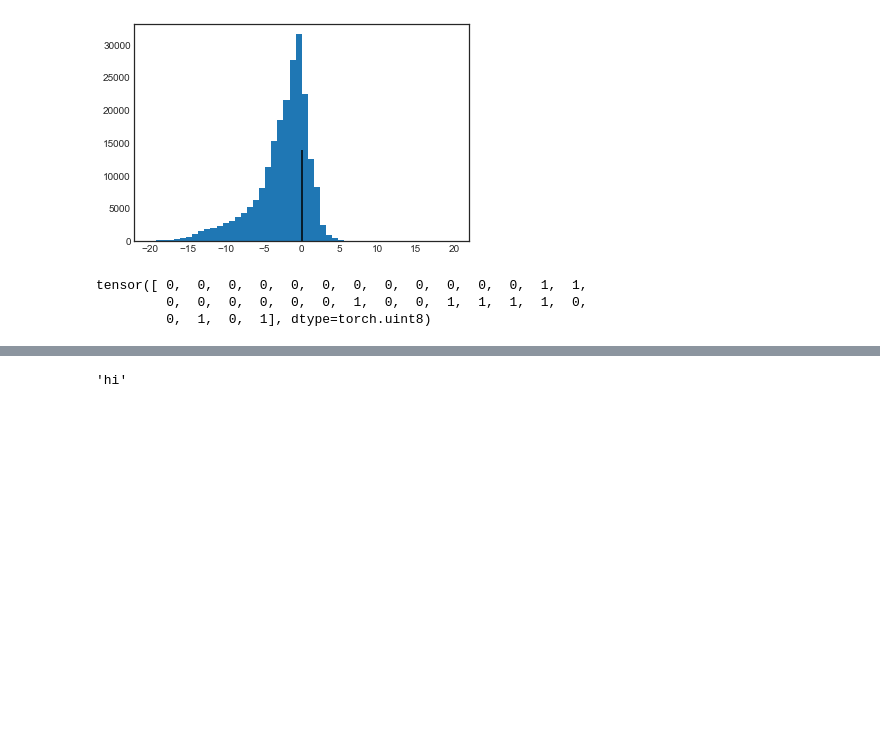
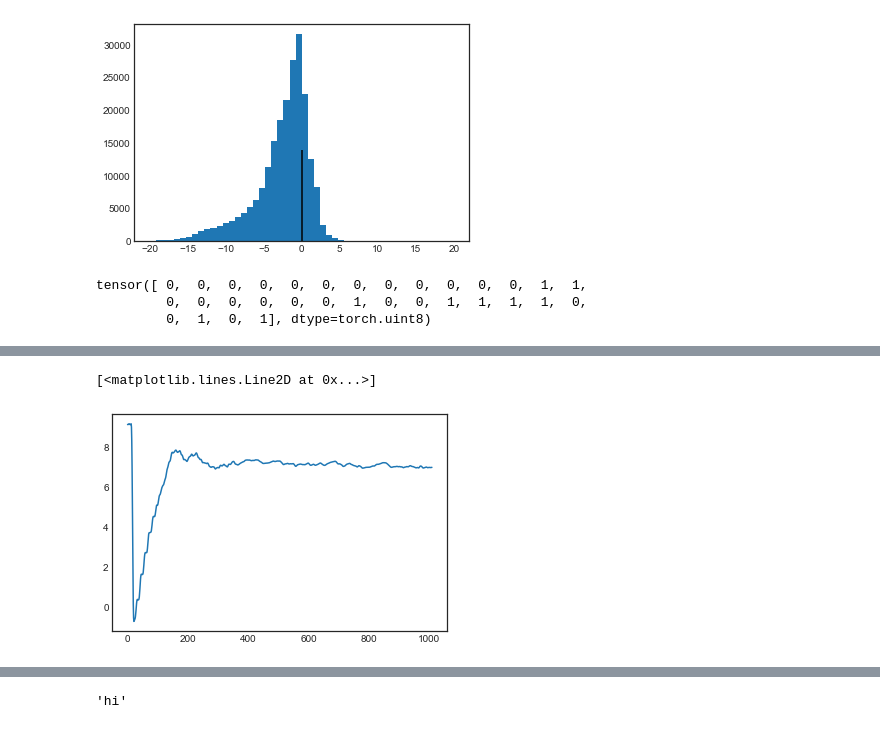
Before and after one commit to liavkoren/ai-ml-rl, a Jupyter notebook: dqn_implementations/mine/DQN part 2 -- Distributional DQN.ipynb, the cells around one changed output, grey strips where cells are left out. Drawn from its saved outputs; the diff is of its cells as text; code cells hidden in the pictures; blank space fills up the shorter version.

```diff
--- a/dqn_implementations/mine/DQN part 2 -- Distributional DQN.ipynb
+++ b/dqn_implementations/mine/DQN part 2 -- Distributional DQN.ipynb
@@ -586 +598,6 @@ Ep: 999 // steps: 21354 // last ep reward: 10.00 // 10-ep mean: 9.30 // 100-ep m
+# %%
+plt.plot(smooth(np.array(cartpole_agent.target_net_q_values)))
+# %% [output]
+[<matplotlib.lines.Line2D at 0x...>]
+[figure, added]
 # %%
```
Also changed, not shown: parts of 6 cells of this notebook.
